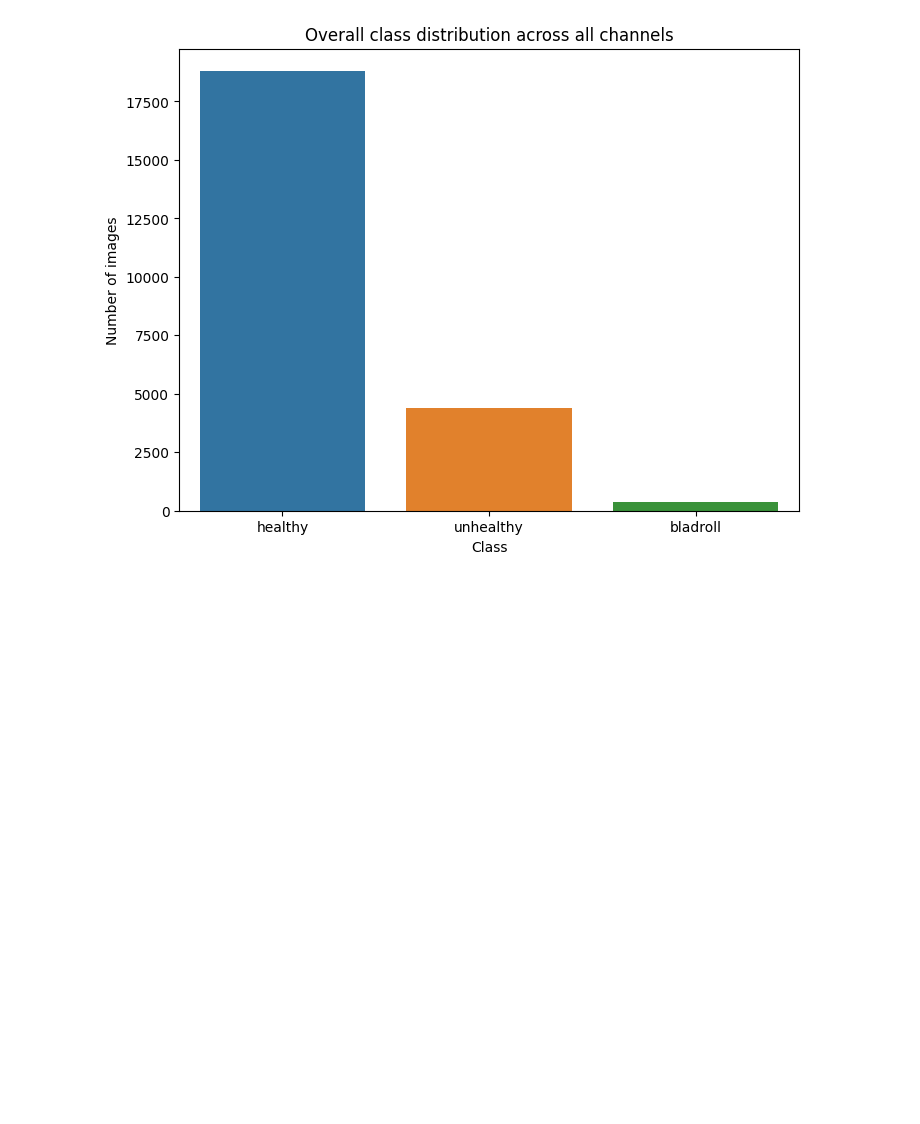
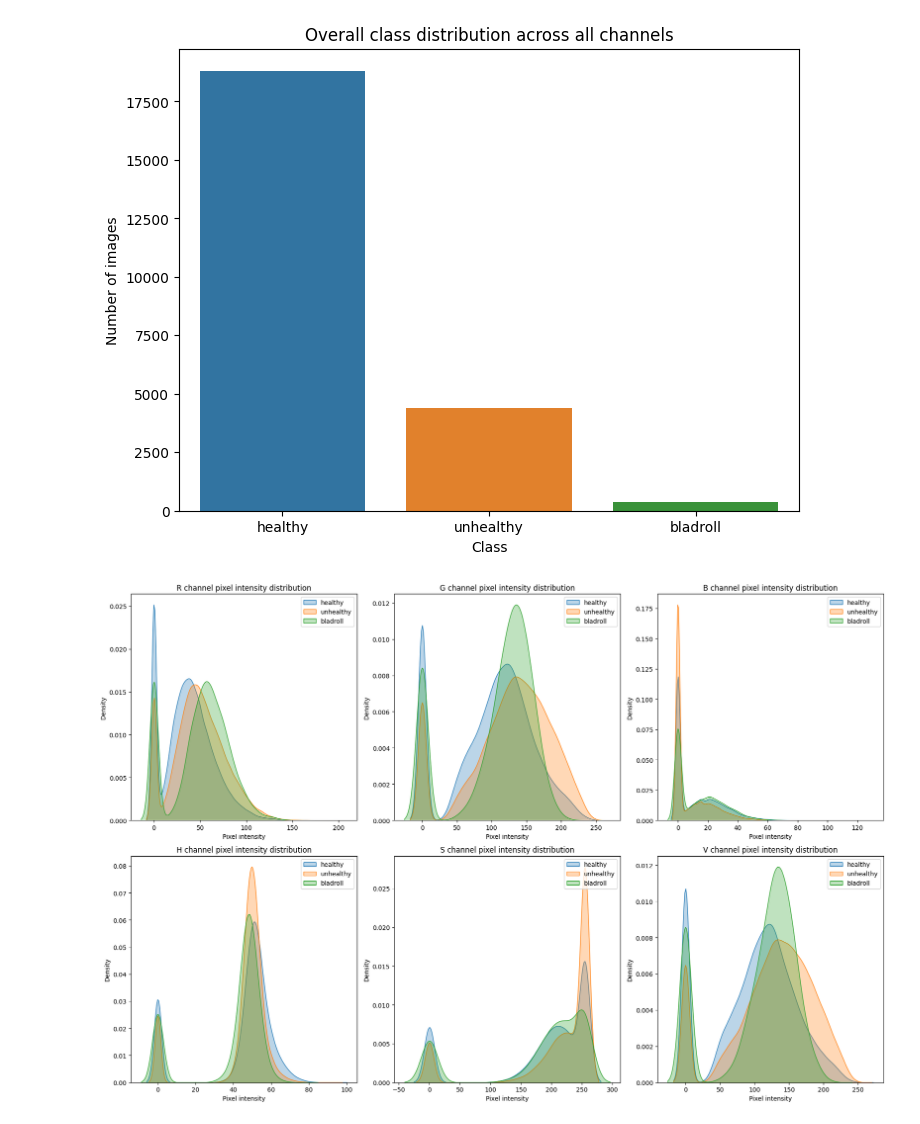
Before and after one commit to xenia-d/Pattern_spectra_ML, a Jupyter notebook: feature_extraction/data_analysis.ipynb, the cells around one changed output. Cells and saved outputs as stored; diff of their text form; code cells hidden in the pictures; blank space fills up the shorter version.

```diff
--- a/feature_extraction/data_analysis.ipynb
+++ b/feature_extraction/data_analysis.ipynb
@@ -76,26 +77,44 @@ plt.show()
 # %% [output]
 [figure]
 # %%
-# Plot pixel intensity distributions per class per channel
+
+
+# Number of pixels to sample per class
+PIXEL_SAMPLE = 100000
+
 plt.figure(figsize=(18, 12))
+
 for i, c in enumerate(channels):
     imgs, labels = channel_data[c]
     plt.subplot(2, 3, i+1)
 
-    # Flatten pixel intensities for each class
+    # Storage for sampled pixels
     class_pixels = {'healthy': [], 'unhealthy': [], 'bladroll': []}
+
     for img, lbl in zip(imgs, labels):
         if lbl in class_pixels:
-            class_pixels[lbl].extend(img.flatten())
+            flat = img.flatten()
 
-    # Plot histogram
+            n_sample = len(flat) // 100  # 1% of pixels
+            sampled = np.random.choice(flat, n_sample, replace=False)
+            class_pixels[lbl].extend(sampled)
+
+    # Now downsample final pools
+    for lbl in class_pixels:
+        if len(class_pixels[lbl]) > PIXEL_SAMPLE:
+            class_pixels[lbl] = random.sample(class_pixels[lbl], PIXEL_SAMPLE)
+
+    # Plot KDE for each class
     for lbl, pixels in class_pixels.items():
         if len(pixels) > 0:
             sns.kdeplot(pixels, label=lbl, fill=True, alpha=0.3)
 
     plt.title(f'{c} channel pixel intensity distribution')
     plt.xlabel('Pixel intensity')
     plt.ylabel('Density')
     plt.legend()
+
 plt.tight_layout()
 plt.show()
+# %% [output]
+[figure, added]
```
Also changed, not shown: parts of 2 cells of this notebook, 1 other file.
